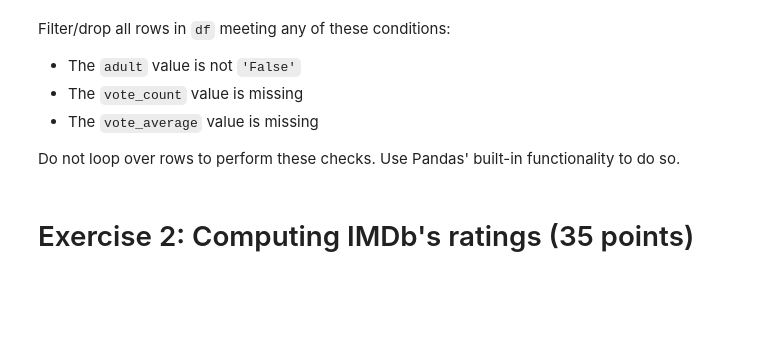
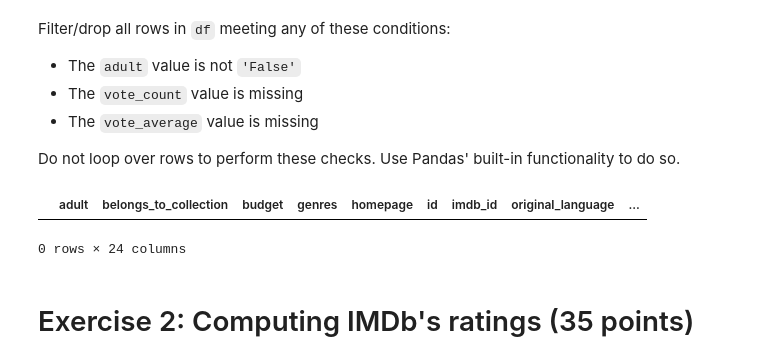
Before and after one commit to hanlululu/02807-Computational-tools-for-Data-Science, a Jupyter notebook: Project1/02807_Project_1.ipynb, the cells around one changed output. Saved outputs shown, nothing was run; the diff lists cells and outputs as text; code cells hidden in the pictures; blank space fills up the shorter version.

```diff
--- a/Project1/02807_Project_1.ipynb
+++ b/Project1/02807_Project_1.ipynb
@@ -162,2 +172,15 @@ These conversions can be performed using Pandas' built-in functions and/or calli
+# %%
+def load_movies_data(url):
+    #import the movie ratings dataset and test CSV files
+    df = pd.read_csv(url)
+    ## fill NaN values with None for easier handling
+    df = df.fillna('None')
+    ## convert column release_date from str to timestamp format
+    df['release_date'] = pd.to_datetime(df['release_date'], format='%Y-%m-%d %H:%M:%S', errors = 'coerce')
+    ## convert selected columns to dict format
+    cols = ['belongs_to_collection','genres','production_companies','production_countries']
+    for col in cols:
+        df[col] = [eval(x) for x in df[col]]
+    return df
 # %% [markdown]
 Now call `load_movies_data()` and load the data into a DataFrame `df`.
@@ -166,2 +187,4 @@ Now call `load_movies_data()` and load the data into a DataFrame `df`.
+# %%
+df = load_movies_data(url)
 # %% [markdown]
 Display the DataFrame. You should check that it looks correct.
@@ -188,3 +229,11 @@ Do not loop over rows to perform these checks. Use Pandas' built-in functionalit
+# %%
+## drop rows where adult value is not 'False'
+df = df[(df['adult'] == False) & (df['vote_count'] != 'None') & (df['vote_average'] != 'None')].reset_index(drop=True)
+# %%
+df
+# %% [output]
+|  | adult | belongs_to_collection | budget | genres | homepage | id | imdb_id | original_language | ... |
+0 rows × 24 columns
 # %% [markdown]
 # Exercise 2: Computing IMDb's ratings (35 points)
 # %% [markdown]
```
Also changed, not shown: parts of 8 cells of this notebook, 3 other files.
